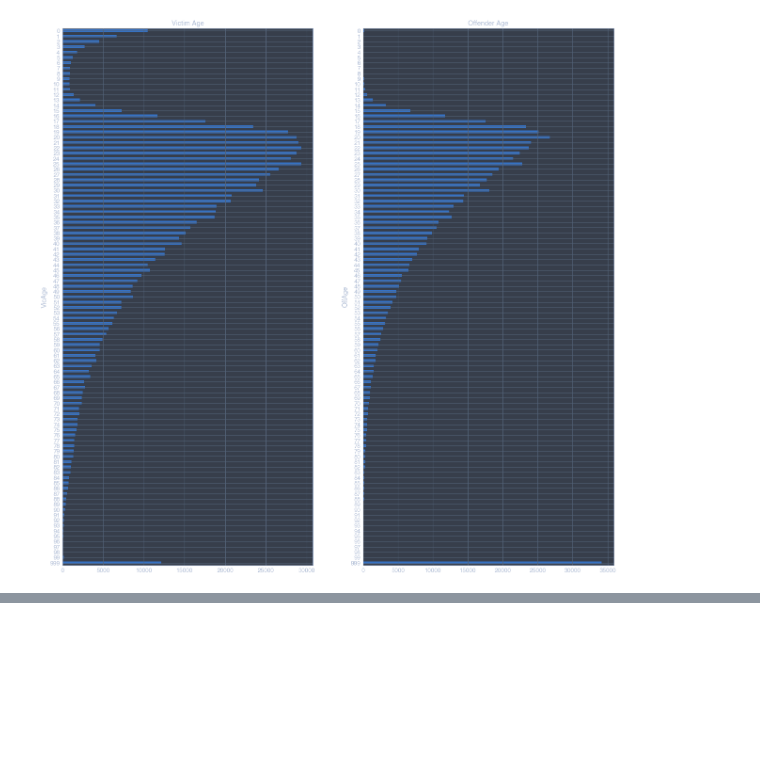
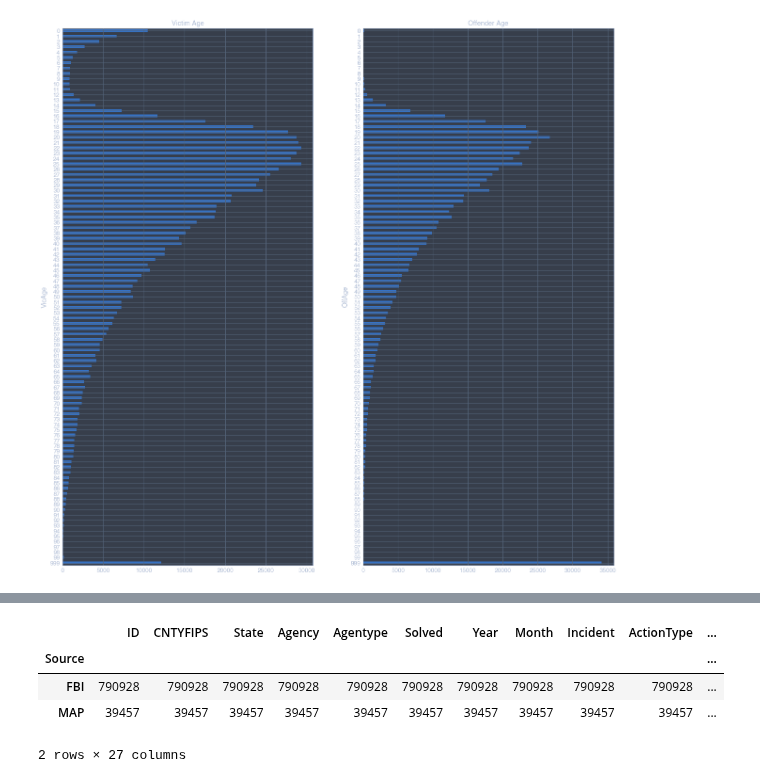
Before and after one commit to fadeeva/weird_projects, a Jupyter notebook: Serial_Killers/prsnt.ipynb, the cells around one changed output, grey strips where cells are left out. Saved outputs shown, nothing was run; the diff lists cells and outputs as text; code cells hidden in the pictures; blank space fills up the shorter version.

```diff
--- a/Serial_Killers/prsnt.ipynb
+++ b/Serial_Killers/prsnt.ipynb
@@ -167,0 +182,8 @@ Text(0.5, 1.0, 'Offender Age')
+# %%
+map_data.groupby('Source').count()
+# %% [output]
+|  | ID | CNTYFIPS | State | Agency | Agentype | Solved | Year | Month | Incident | ActionType | ... |
+| Source |  |  |  |  |  |  |  |  |  |  | ... |
+| FBI | 790928 | 790928 | 790928 | 790928 | 790928 | 790928 | 790928 | 790928 | 790928 | 790928 | ... |
+| MAP | 39457 | 39457 | 39457 | 39457 | 39457 | 39457 | 39457 | 39457 | 39457 | 39457 | ... |
+2 rows × 27 columns
```
Also changed, not shown: parts of 3 cells of this notebook.
